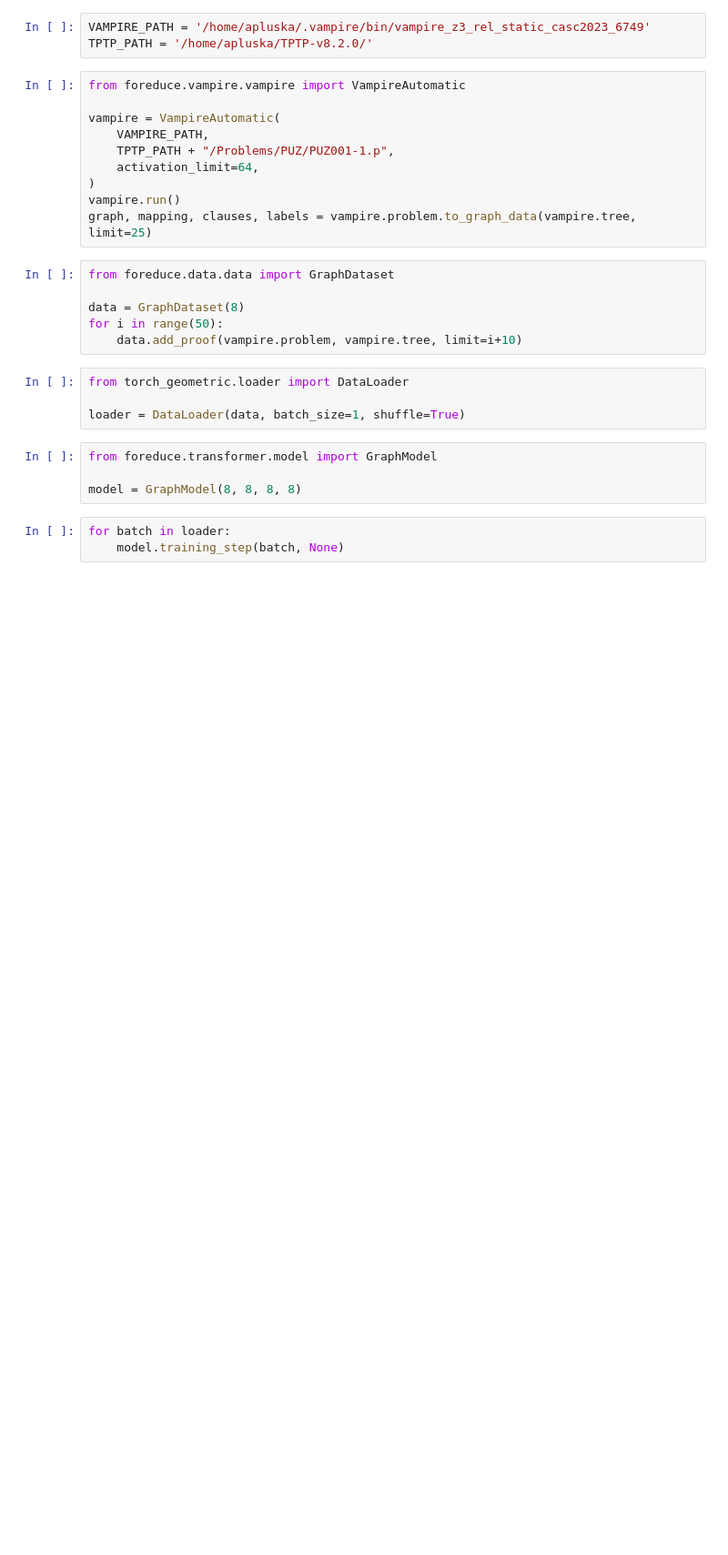
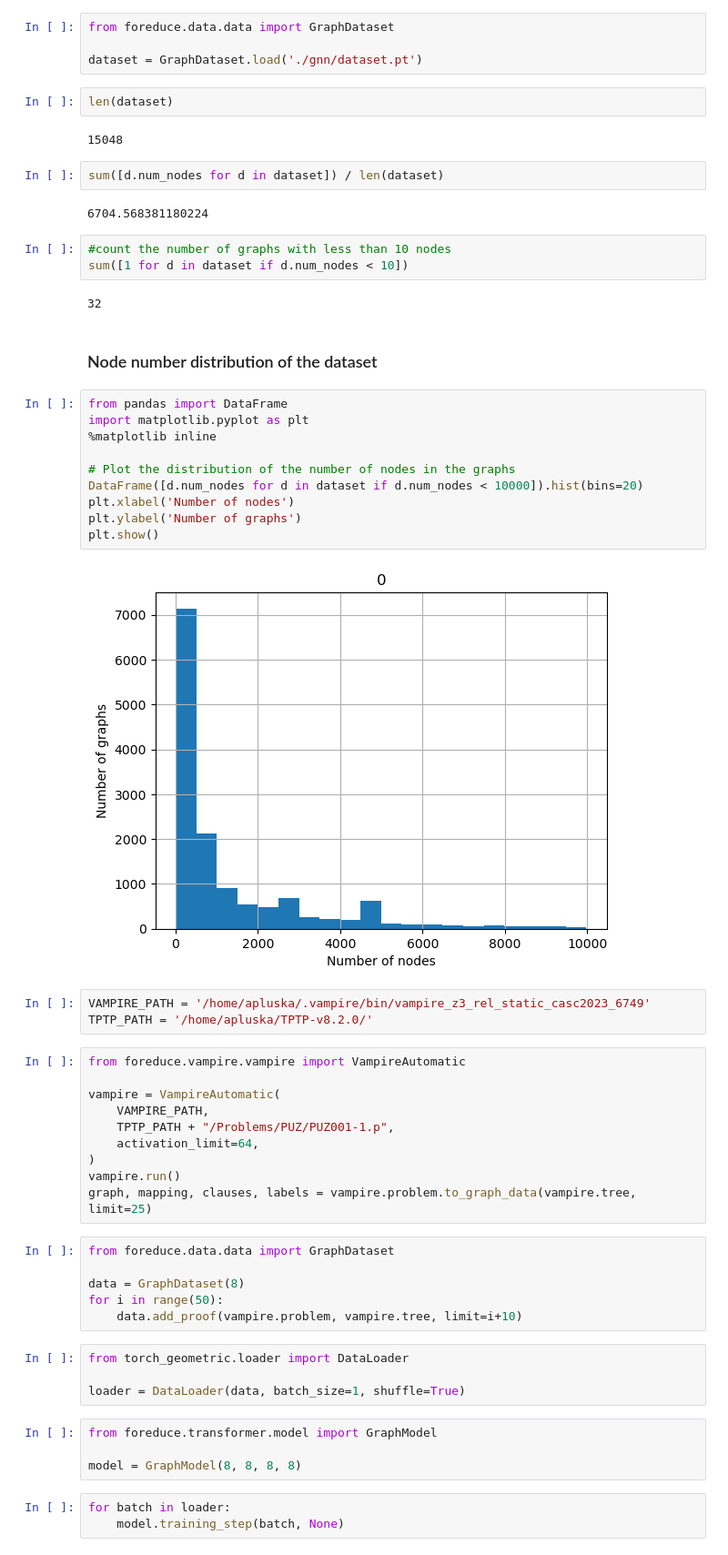
Before and after one commit to lammdachs/proofatlas, a Jupyter notebook: experiments.ipynb, the cells around one changed output. Shown at 91% size. Cells and saved outputs as stored; diff of their text form; blank space fills up the shorter version.

```diff
--- a/experiments.ipynb
+++ b/experiments.ipynb
@@ -1,3 +1,34 @@
+# %%
+from foreduce.data.data import GraphDataset
+
+dataset = GraphDataset.load('./gnn/dataset.pt')
+# %%
+len(dataset)
+# %% [output]
+15048
+# %%
+sum([d.num_nodes for d in dataset]) / len(dataset)
+# %% [output]
+6704.568381180224
+# %%
+#count the number of graphs with less than 10 nodes
+sum([1 for d in dataset if d.num_nodes < 10])
+# %% [output]
+32
+# %% [markdown]
+### Node number distribution of the dataset
+# %%
+from pandas import DataFrame
+import matplotlib.pyplot as plt
+%matplotlib inline
+
+# Plot the distribution of the number of nodes in the graphs
+DataFrame([d.num_nodes for d in dataset if d.num_nodes < 10000]).hist(bins=20)
+plt.xlabel('Number of nodes')
+plt.ylabel('Number of graphs')
+plt.show()
+# %% [output]
+[figure, added]
 # %%
 VAMPIRE_PATH = '/home/apluska/.vampire/bin/vampire_z3_rel_static_casc2023_6749'
 TPTP_PATH = '/home/apluska/TPTP-v8.2.0/'
```
Also changed, not shown: 7 other files.
